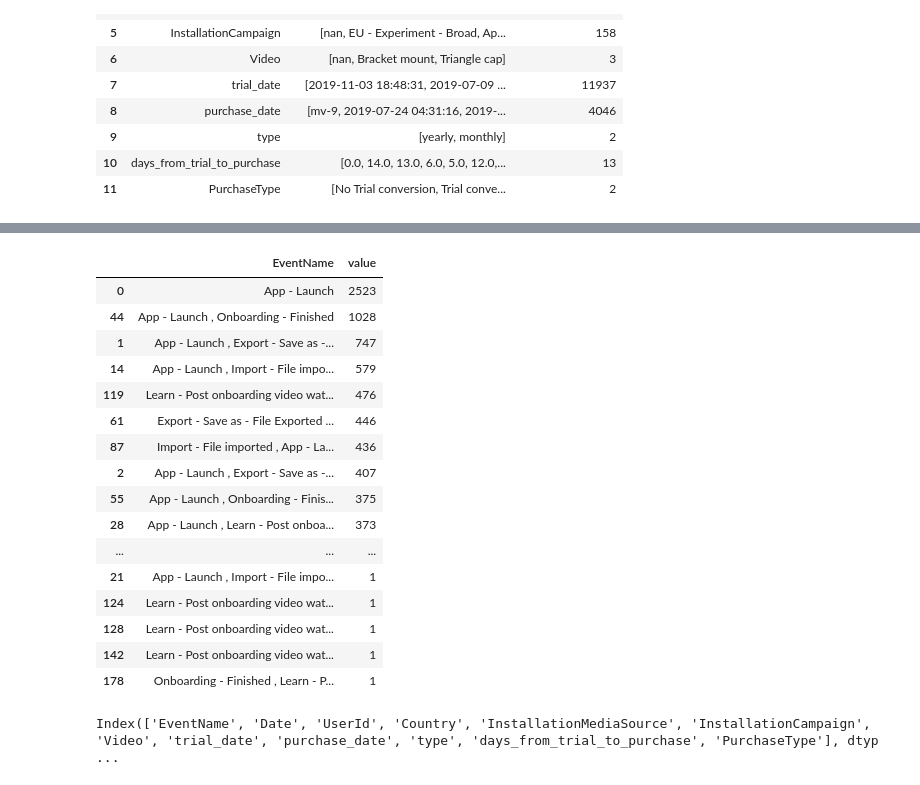
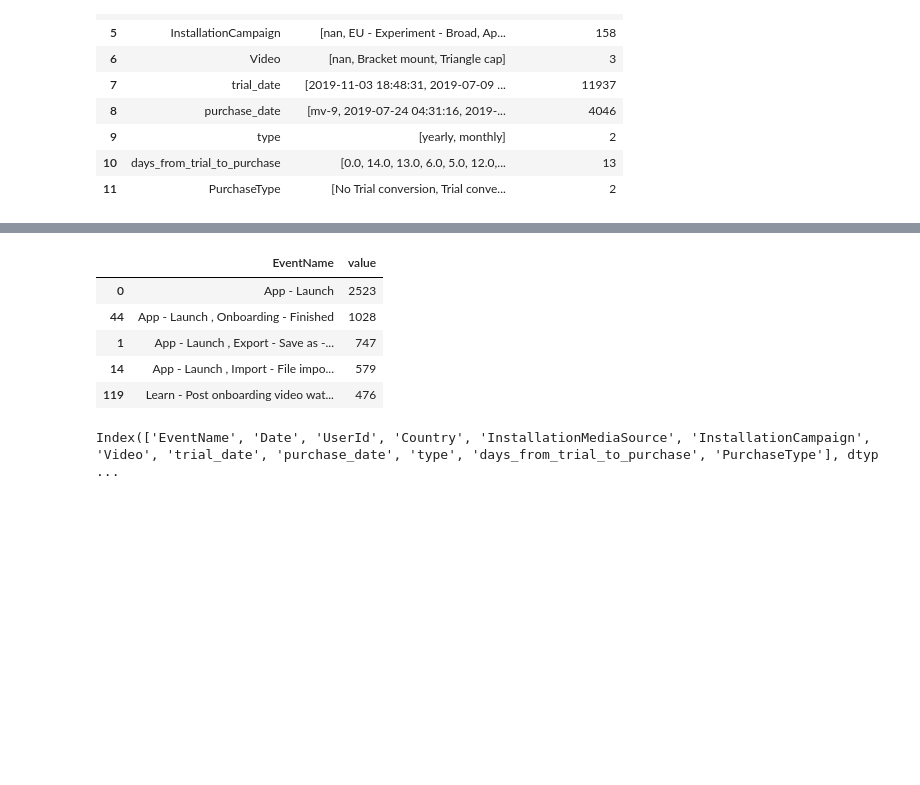
Before and after one commit to BorsosP/Telemetry-Analysis, a Jupyter notebook: Shapr3D - Data Scientist Homework - Peter Borsos.ipynb, the cells around one changed output, grey strips where cells are left out. Drawn from its saved outputs; the diff is of its cells as text; code cells hidden in the pictures; blank space fills up the shorter version.

```diff
--- a/Shapr3D - Data Scientist Homework - Peter Borsos.ipynb
+++ b/Shapr3D - Data Scientist Homework - Peter Borsos.ipynb
@@ -292,30 +280,19 @@ user_data[['UserId', 'EventName']].drop_duplicates().sort_values('UserId')
 # %%
 sequences = user_data[['UserId', 'EventName']].drop_duplicates().groupby('UserId')['EventName'].apply(' , '.join).reset_index()
 sequences['value'] = 1
 sequence_count = (sequences[['EventName', 'value']]
                   .groupby('EventName')
                   .sum()
                   .reset_index()
                   .sort_values('value', ascending=False))
-sequence_count
+sequence_count.head()
 # %% [output]
 |  | EventName | value |
 | 0 | App - Launch | 2523 |
 | 44 | App - Launch , Onboarding - Finished | 1028 |
 | 1 | App - Launch , Export - Save as -... | 747 |
 | 14 | App - Launch , Import - File impo... | 579 |
 | 119 | Learn - Post onboarding video wat... | 476 |
-| 61 | Export - Save as - File Exported ... | 446 |
-| 87 | Import - File imported , App - La... | 436 |
-| 2 | App - Launch , Export - Save as -... | 407 |
-| 55 | App - Launch , Onboarding - Finis... | 375 |
-| 28 | App - Launch , Learn - Post onboa... | 373 |
-| ... | ... | ... |
-| 21 | App - Launch , Import - File impo... | 1 |
-| 124 | Learn - Post onboarding video wat... | 1 |
-| 128 | Learn - Post onboarding video wat... | 1 |
-| 142 | Learn - Post onboarding video wat... | 1 |
-| 178 | Onboarding - Finished , Learn - P... | 1 |
 # %%
 sequence_count.to_excel('sequence_check.xlsx', index=False, encoding='utf-8')
 # %%
```
Also changed, not shown: parts of 4 cells of this notebook.
